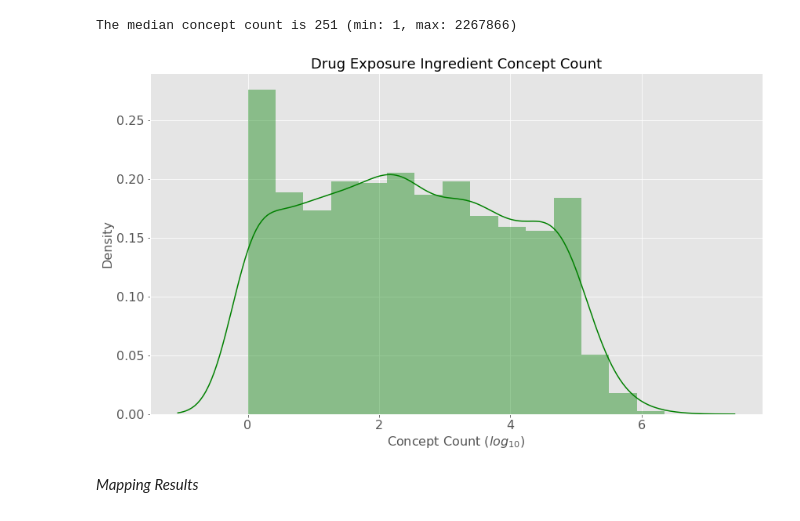
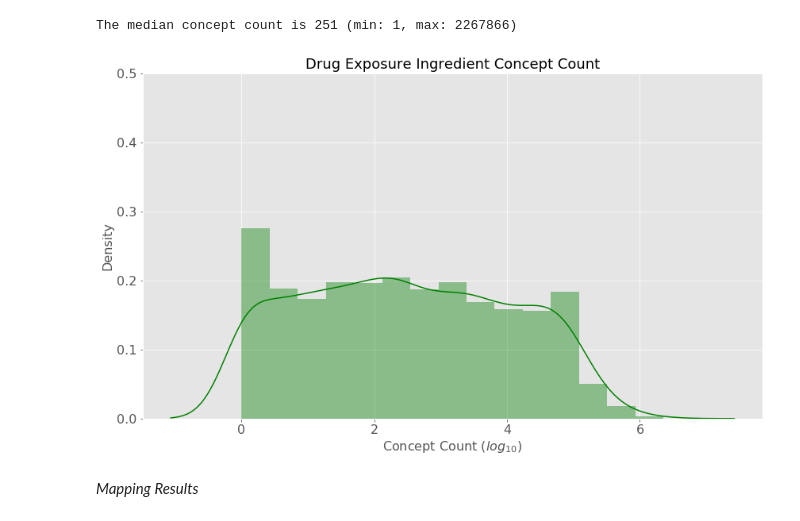
Before and after one commit to callahantiff/OMOP2OBO, a Jupyter notebook: resources/analyses/omop2obo_manuscript_analyses.ipynb, the cells around one changed output. Drawn from its saved outputs; the diff is of its cells as text; code cells hidden in the pictures.

```diff
--- a/resources/analyses/omop2obo_manuscript_analyses.ipynb
+++ b/resources/analyses/omop2obo_manuscript_analyses.ipynb
@@ -2631,16 +2768,17 @@ The median concept count is 251 (min: 1, max: 2267866)
 # %%
 # create box plot
 fig, ax = plt.subplots(1, 1, figsize=(14, 8))
 distplot = sns.distplot([math.log10(x) for x in list(chco_concept_counts['CONCEPT_COUNT'])], color='green')
 
 plt.title('Drug Exposure Ingredient Concept Count', fontsize=18)
 plt.suptitle('')
 plt.xlabel('Concept Count ($log_{10}$)', fontsize=16)
 plt.ylabel('Density', fontsize=16)
+plt.ylim(0, 0.5)
 plt.tick_params(labelsize=16)
 plt.show()
 # %% [output]
-[figure, old version]
+[figure, new version]
 # %% [markdown]
 *Mapping Results*
 # %%
```
Also changed, not shown: parts of 239 cells of this notebook.
